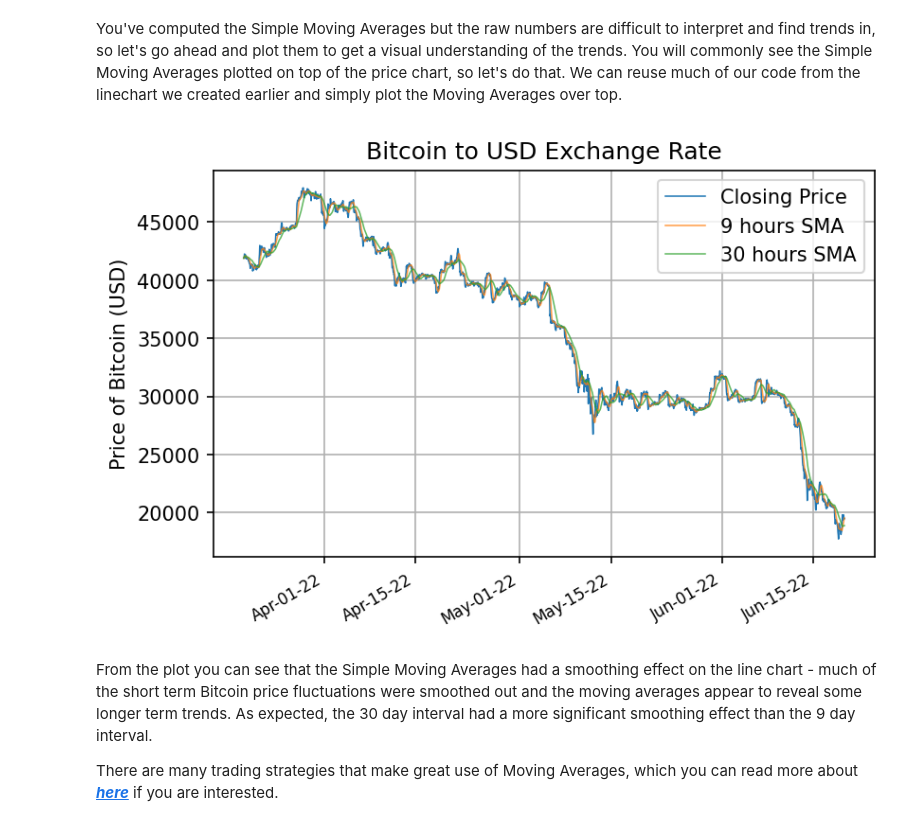
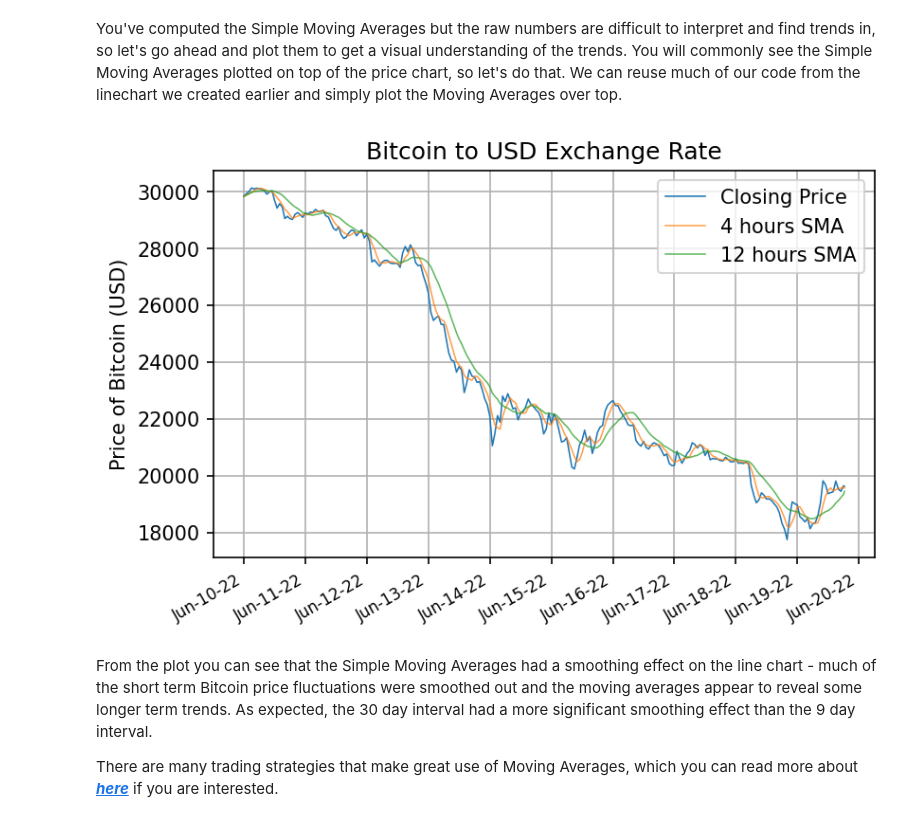
Before and after one commit to mashateayoub/GPXX0PICEN, a Jupyter notebook: doc/CryptoTradingAlgo.ipynb, the cells around one changed output. Cells and saved outputs as stored; diff of their text form; code cells hidden in the pictures.

```diff
--- a/doc/CryptoTradingAlgo.ipynb
+++ b/doc/CryptoTradingAlgo.ipynb
@@ -57,7 +57,7 @@ from matplotlib.dates import DateFormatter
 The yfinance library has a built-in method for retrieving historical market data. Let's use this to get the exchange rate of Bitcoin to US Dollars over the year of 2020. We use the `download()` method, passing in the ticker we're interested in ("BTC-USD"), the start and end dates, and the time interval between datapoints. Let's use a 1 day interval.
 # %%
 # Retrieve two weeks of Bitcoin to USD exchange rates with a 1 hour interval and save the dataframe to a variable.
-BTC_USD = yf.download("BTC-USD", period="1mo", interval='1h')  # Download the last 3months worht of data for the ticker
+BTC_USD = yf.download("BTC-USD", period="10d", interval='1h')  # Download the last 3months worht of data for the ticker
 BTC_USD.to_csv('BTC_USD_2020-01-01_2020-12-31.csv')
 # %% [output]
 [*********************100%***********************]  1 of 1 completed
@@ -145,14 +145,14 @@ Then the first data point for the moving average using the above values would be
 As you can see, calculating all of this by hand would get tiresome very quickly. Fortunately, the pandas library makes it very straightforward to compute Moving Averages with just a single line of code! Let's see how do to it with a 9-day moving average, then you can try it yourself with a different time interval.
 # %%
 # Compute a 9-day Simple Moving Average with pandas
-BTC_USD['SMA_9'] = BTC_USD['Close'].rolling(window=9, min_periods=1).mean()
+BTC_USD['SMA_4'] = BTC_USD['Close'].rolling(window=4, min_periods=1).mean()
 # %% [markdown]
 In the code above, you added a new column to the `BTC_USD` dataframe called `SMA_9` that contains the datapoints for a 9-day Simple Moving Average.
 
 **Try it yourself:** Add a column to `BTC_USD` containing a Simple Moving Average using an interval size of 30 days.
 # %%
 # Add your code below and run the cell
-BTC_USD['SMA_30'] = BTC_USD['Close'].rolling(window=30, min_periods=1).mean()
+BTC_USD['SMA_12'] = BTC_USD['Close'].rolling(window=12, min_periods=1).mean()
 # %% [markdown]
 <details>
 <summary><strong>Hint</strong> (Click Here)</summary>
@@ -182,33 +182,33 @@ You've computed the Simple Moving Averages but the raw numbers are difficult to
 # %%
 fig, ax = plt.subplots(dpi=150)
 
 # Formatting the date axis
 date_format = DateFormatter("%h-%d-%y")
 ax.xaxis.set_major_formatter(date_format)
 ax.tick_params(axis='x', labelsize=8)
 fig.autofmt_xdate()
 
 # Plotting the closing price against the date (1 day interval)
 ax.plot(BTC_USD['Close'], lw=0.75, label='Closing Price') # Added label
 
 """
 You have already seen the code above earlier - we are simply reusing it.
 Below we plot the 9 and 30 day Simple Moving Averages and give them the appropriate label
 """
-ax.plot(BTC_USD['SMA_9'], lw=0.75, alpha=0.75, label='9 hours SMA')
-ax.plot(BTC_USD['SMA_30'], lw=0.75, alpha=0.75, label='30 hours SMA')
+ax.plot(BTC_USD['SMA_4'], lw=0.75, alpha=0.75, label='4 hours SMA')
+ax.plot(BTC_USD['SMA_12'], lw=0.75, alpha=0.75, label='12 hours SMA')
 
 
 # Adding labels and title to the plot
 ax.set_ylabel('Price of Bitcoin (USD)')
 ax.set_title('Bitcoin to USD Exchange Rate')
 ax.grid() # adding a grid
 ax.legend() # adding a legend
 
 # Displaying the price chart
 plt.show()
 # %% [output]
-[figure, old version]
+[figure, new version]
 # %% [markdown]
 From the plot you can see that the Simple Moving Averages had a smoothing effect on the line chart - much of the short term Bitcoin price fluctuations were smoothed out and the moving averages appear to reveal some longer term trends. As expected, the 30 day interval had a more significant smoothing effect than the 9 day interval.
 
```
Also changed, not shown: parts of 10 cells of this notebook, 2 other files.
